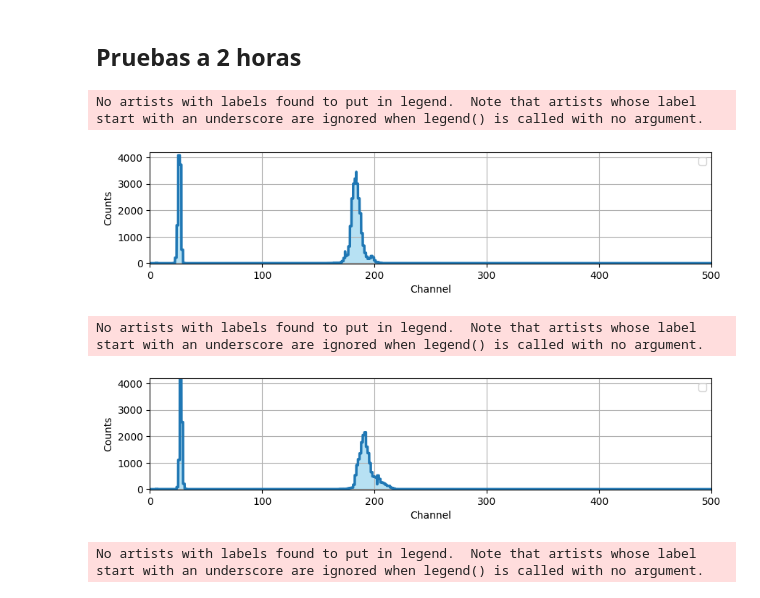
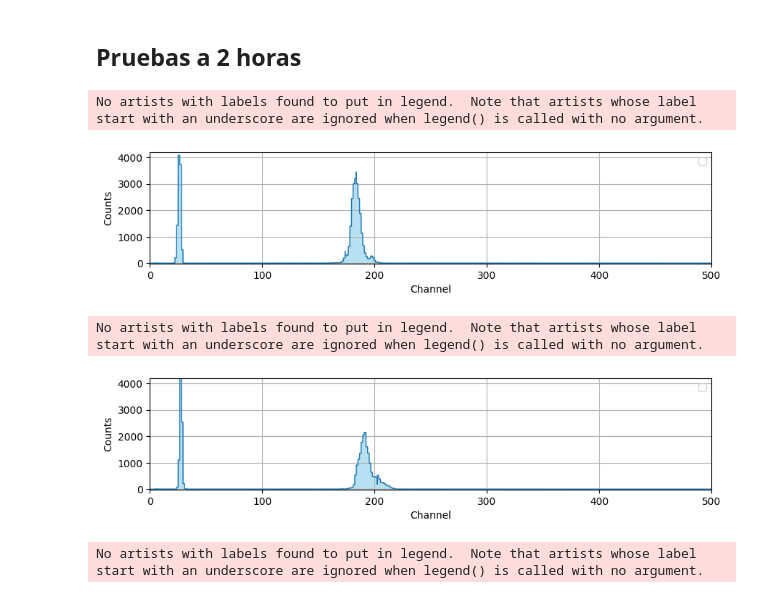
Before and after one commit to fabioc9675/TrapezoidalShaper_Prj, a Jupyter notebook: Notebooks/ILA_process.ipynb, the cells around one changed output. Saved outputs shown, nothing was run; the diff lists cells and outputs as text; code cells hidden in the pictures.

Commit message:
Change in graphs line width

```diff
--- a/Notebooks/ILA_process.ipynb
+++ b/Notebooks/ILA_process.ipynb
@@ -586,35 +586,35 @@ y2 = df['TRIGGER']
 y7 = df['pynq_bd_i/xadc_wiz_0_drdy_out']
 y8 = df['pynq_bd_i/dpp_counter_0_fifo_o[31:0]']
 
 # Graficar utilizando NumPy
 #plt.plot(x, y1, label='Sample in Window')
 #plt.plot(x, y2, label='TRIGGER')
 #plt.plot(x, y3, label='pynq_bd_i/dpp_counter_0_y[31:0]')
 #plt.plot(x, y4, label='pynq_bd_i/xadc_buffer_0_y[31:0]')
 #plt.plot(x, y5, label='pynq_bd_i/fir_fab_0_y[31:0]')
 #plt.plot(x, y6, label='pynq_bd_i/trapz_klm_0_y[31:0]')
 #plt.plot(x, y7, label='pynq_bd_i/xadc_wiz_0_drdy_out')
 
 plt.figure(figsize=(10,2.0))
-plt.plot(x/100, y8,color='tab:blue',linewidth=2.5)#, label='pynq_bd_i/dpp_counter_0_fifo_o[31:0]')
+plt.plot(x/100, y8,color='tab:blue',linewidth=1)#, label='pynq_bd_i/dpp_counter_0_fifo_o[31:0]')
 plt.fill_between(x/100, y8, color='skyblue', alpha=0.6)
 
 # Configurar la leyenda y las etiquetas de los ejes
 #plt.title("Americio")
 plt.legend()
 plt.xlabel('Channel')
 plt.ylabel('Counts')
 plt.xlim([0,500])
 plt.ylim([-10,4200])
 plt.grid(True)
 
 # Mostrar el gráfico
 #plt.show()
 
 plt.savefig("output/AmeriEnergy_2h.pdf", format="pdf", bbox_inches="tight")
 # %% [output]
 No artists with labels found to put in legend.  Note that artists whose label start with an underscore are ignored when legend() is called with no argument.
-[figure, old version]
+[figure, new version]
 # %%
 # Importar el archivo CSV
 df = pd.read_csv('iladataTor4h.csv', delimiter=',')
@@ -646,7 +646,7 @@ y8 = df['pynq_bd_i/dpp_counter_0_fifo_o[31:0]']
 #plt.plot(x, y7, label='pynq_bd_i/xadc_wiz_0_drdy_out')
 
 plt.figure(figsize=(10,2.0))
-plt.plot(x/100, y8,color='tab:blue',linewidth=2.5)#, label='pynq_bd_i/dpp_counter_0_fifo_o[31:0]')
+plt.plot(x/100, y8,color='tab:blue',linewidth=1)#, label='pynq_bd_i/dpp_counter_0_fifo_o[31:0]')
 plt.fill_between(x/100, y8, color='skyblue', alpha=0.6)
 
 # Configurar la leyenda y las etiquetas de los ejes
@@ -664,7 +664,7 @@ plt.grid(True)
 plt.savefig("output/TorioEnergy_2h.pdf", format="pdf", bbox_inches="tight")
 # %% [output]
 No artists with labels found to put in legend.  Note that artists whose label start with an underscore are ignored when legend() is called with no argument.
-[figure, old version]
+[figure, new version]
 # %%
 # Importar el archivo CSV
 df = pd.read_csv('iladataBac1h.csv', delimiter=',')
```
Also changed, not shown: parts of 2 cells of this notebook, 8 other files.
